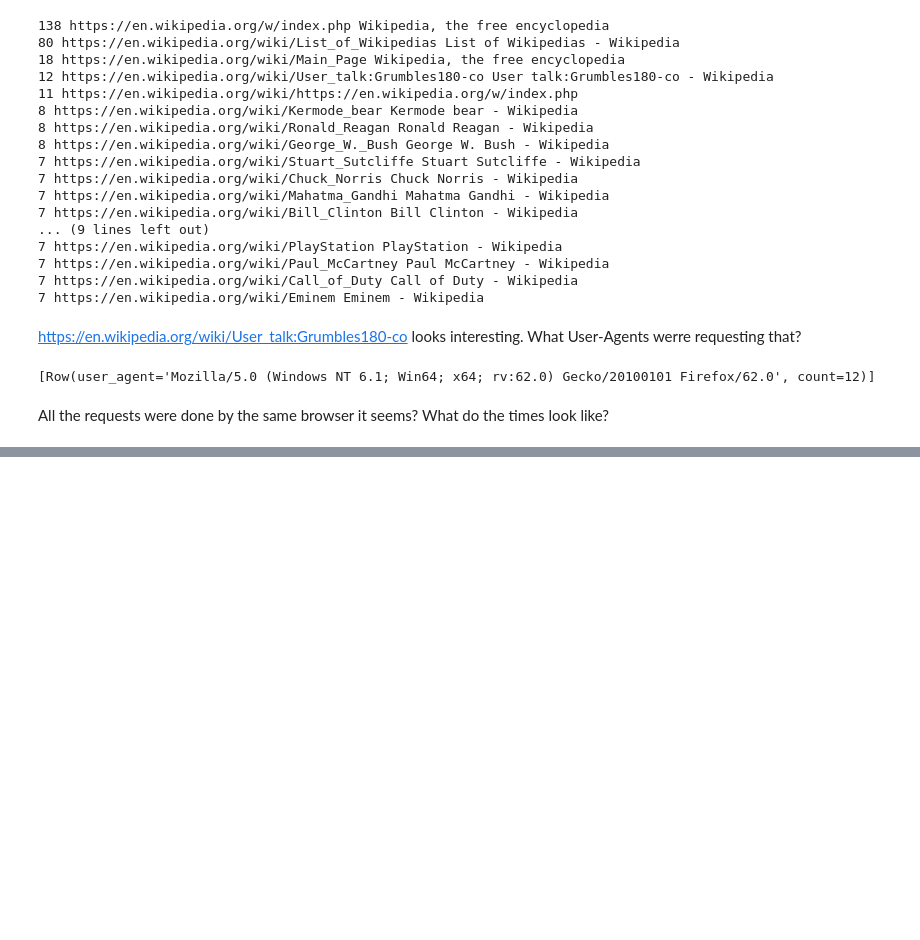
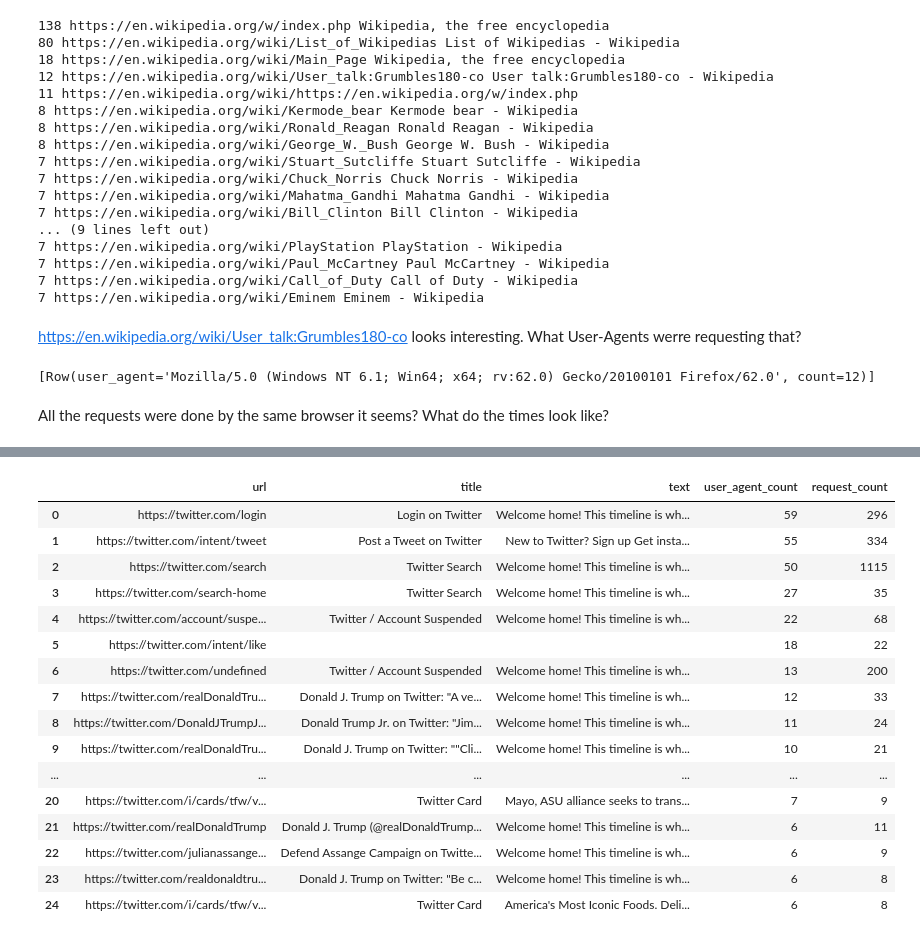
Before and after one commit to edsu/spn, a Jupyter notebook: notebooks/Known Sites.ipynb, the cells around one changed output, grey strips where cells are left out. Cells and saved outputs as stored; diff of their text form; code cells hidden in the pictures; blank space fills up the shorter version.

```diff
--- a/notebooks/Known Sites.ipynb
+++ b/notebooks/Known Sites.ipynb
@@ -285,0 +350,20 @@ When zooming in on particular URLs it could be useful to see the URLs that were
+# %%
+twitter = pages2('^twitter.com/.+', 25)
+# %% [output]
+|  | url | title | text | user_agent_count | request_count |
+| 0 | https://twitter.com/login | Login on Twitter | Welcome home! This timeline is wh... | 59 | 296 |
+| 1 | https://twitter.com/intent/tweet | Post a Tweet on Twitter | New to Twitter? Sign up Get insta... | 55 | 334 |
+| 2 | https://twitter.com/search | Twitter Search | Welcome home! This timeline is wh... | 50 | 1115 |
+| 3 | https://twitter.com/search-home | Twitter Search | Welcome home! This timeline is wh... | 27 | 35 |
+| 4 | https://twitter.com/account/suspe... | Twitter / Account Suspended | Welcome home! This timeline is wh... | 22 | 68 |
+| 5 | https://twitter.com/intent/like |  |  | 18 | 22 |
+| 6 | https://twitter.com/undefined | Twitter / Account Suspended | Welcome home! This timeline is wh... | 13 | 200 |
+| 7 | https://twitter.com/realDonaldTru... | Donald J. Trump on Twitter: "A ve... | Welcome home! This timeline is wh... | 12 | 33 |
+| 8 | https://twitter.com/DonaldJTrumpJ... | Donald Trump Jr. on Twitter: "Jim... | Welcome home! This timeline is wh... | 11 | 24 |
+| 9 | https://twitter.com/realDonaldTru... | Donald J. Trump on Twitter: ""Cli... | Welcome home! This timeline is wh... | 10 | 21 |
+| ... | ... | ... | ... | ... | ... |
+| 20 | https://twitter.com/i/cards/tfw/v... | Twitter Card | Mayo, ASU alliance seeks to trans... | 7 | 9 |
+| 21 | https://twitter.com/realDonaldTrump | Donald J. Trump (@realDonaldTrump... | Welcome home! This timeline is wh... | 6 | 11 |
+| 22 | https://twitter.com/julianassange... | Defend Assange Campaign on Twitte... | Welcome home! This timeline is wh... | 6 | 9 |
+| 23 | https://twitter.com/realdonaldtru... | Donald J. Trump on Twitter: "Be c... | Welcome home! This timeline is wh... | 6 | 8 |
+| 24 | https://twitter.com/i/cards/tfw/v... | Twitter Card | America's Most Iconic Foods. Deli... | 6 | 8 |
```
Also changed, not shown: parts of 23 cells of this notebook, 3 other files.
